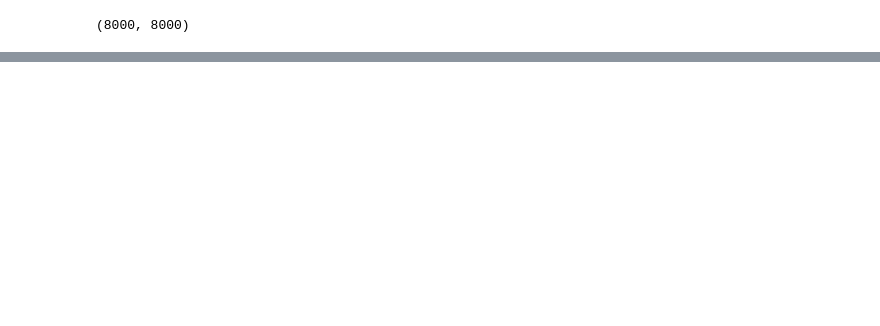
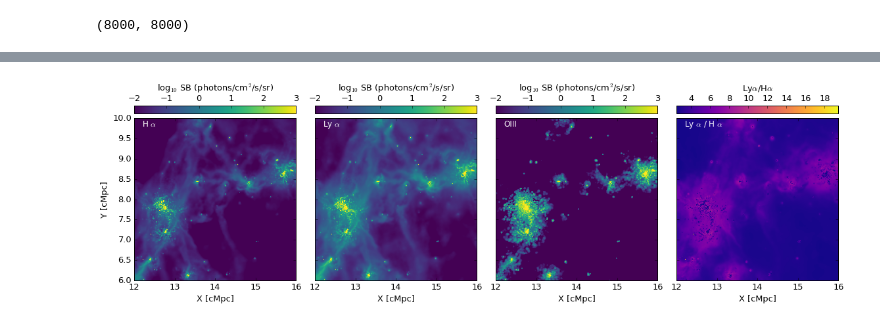
Before and after one commit to lokhorst/HalphaScripts, a Jupyter notebook: EagleSimScripts/EAGLE_Lyalpha_Halpha_O3.ipynb, the cells around one changed output, grey strips where cells are left out. Cells and saved outputs as stored; diff of their text form; code cells hidden in the pictures; blank space fills up the shorter version.

```diff
--- a/EagleSimScripts/EAGLE_Lyalpha_Halpha_O3.ipynb
+++ b/EagleSimScripts/EAGLE_Lyalpha_Halpha_O3.ipynb
@@ -261,0 +255,90 @@ plt.savefig('EAGLE_LyalphaHalphaOIII.png')
+# %%
+def pltimg(data_FOV,ax,xystarts,size,label=None,colmap = 'viridis',colorbar=True,labelaxes=True,Vmin=None,Vmax=None,clabel = r'log$_{10}$ SB (photons/cm$^2$/s/sr)',cticks=None):
+    ax.patch.set_facecolor(cm.get_cmap(colmap)(0.)) # sets background color to lowest color map value
+    img = ax.imshow(data_FOV.T,extent=(xystarts[0],xystarts[0]+size[0],xystarts[1],xystarts[1]+size[1]),\
+                    origin='lower', cmap=cm.get_cmap(colmap),interpolation='nearest',vmin=Vmin,vmax=Vmax)
+
+    if labelaxes:
+        fontsize=13
+        ax.set_xlabel(r'X [cMpc]',fontsize=fontsize)
+        ax.set_ylabel(r'Y [cMpc]',fontsize=fontsize)
+        ax.locator_params(axis='y', nticks=3)
+        ax.tick_params(labelsize=fontsize) #,top=True,labeltop=True)
+       # ax.xaxis.set_label_position('top')
+       # ax.xaxis.tick_top()
+    else:
+        ax.set_yticklabels([])
+        ax.set_xticklabels([])
+        ax.set_xticks([])
+        ax.set_yticks([])
+    if colorbar:
+        div = axgrid.make_axes_locatable(ax)
+        cax = div.append_axes("top",size="5%",pad=0.1)
+        if cticks is None:
+            cbar = plt.colorbar(img, cax=cax,orientation='horizontal')
+        else:
+            cbar = plt.colorbar(img, cax=cax,orientation='horizontal',ticks=cticks)
+        cbar.ax.set_xlabel(r'%s' % (clabel), fontsize=fontsize)
+        cbar.ax.tick_params(labelsize=fontsize)
+        cbar.ax.xaxis.set_label_position('top')
+        cbar.ax.xaxis.tick_top()
+        #if clabel==r'log$_{10}$ SB (photons/cm$^2$/s/sr)':
+       # cax = div.append_axes("right",size="5%",pad=0.1)
+       # cbar = plt.colorbar(img, cax=cax,orientation='vertical')
+    if label is not None:
+        ax.text(0.0,0.9,label,transform=ax.transAxes,color='white',fontsize=9)
+
+
+
+fig,(ax1,ax2,ax3,ax4) = plt.subplots(1,4,figsize=(16,16))
+
+Vmin=-4; Vmax=3
+
+colmap='viridis'
+
+Vmin=-2; Vmax=3
+pixsize = 8000.; boxsize = 25.
+xystarts = [12,6]; xyextent = [4,4]
+
+subset = [xystarts[0]/boxsize*pixsize,(xystarts[0]+xyextent[0])/boxsize*pixsize,xystarts[1]/boxsize*pixsize,(xystarts[1]+xyextent[1])/boxsize*pixsize]
+
+pltimg(halpha_25mpc[subset[0]:subset[1],subset[2]:subset[3]],\
+       ax1,xystarts,xyextent,label=None,colmap = 'viridis',colorbar=True,labelaxes=True,
+       Vmin=Vmin,Vmax=Vmax,cticks=[-2,-1,0,1,2,3])
+plt.text(0.05,0.95,r'H $\alpha$',transform=ax1.transAxes,\
+         horizontalalignment='left',color='white',fontsize=12)
+
+pltimg(lyalpha_25mpc[subset[0]:subset[1],subset[2]:subset[3]],\
+       ax2,xystarts,xyextent,label=None,colmap = 'viridis',colorbar=True,labelaxes=True,
+       Vmin=Vmin,Vmax=Vmax,cticks=[-2,-1,0,1,2,3])
+plt.text(0.05,0.95,r'Ly $\alpha$ ',transform=ax2.transAxes,\
+         horizontalalignment='left',color='white',fontsize=12)
+
+pltimg(o3_25mpc[subset[0]:subset[1],subset[2]:subset[3]],\
+       ax3,xystarts,xyextent,label=None,colmap = 'viridis',colorbar=True,labelaxes=True,
+       Vmin=Vmin,Vmax=Vmax,cticks=[-2,-1,0,1,2,3])
+plt.text(0.05,0.95,r'OIII',transform=ax3.transAxes,horizontalalignment='left',color='white',fontsize=12)
+
+pltimg(10**(lyalpha_25mpc[subset[0]:subset[1],subset[2]:subset[3]]-halpha_25mpc[subset[0]:subset[1],subset[2]:subset[3]]),\
+       ax4,xystarts,xyextent,label=None,colmap = 'plasma',colorbar=True,labelaxes=True,clabel=r'Ly$\alpha$/H$\alpha$')
+plt.text(0.05,0.95,r'Ly $\alpha$ / H $\alpha$',transform=ax4.transAxes,horizontalalignment='left',color='white',fontsize=12)
+# log( a/b ) = log(a) - log(b)
+
+
+ax2.set_yticklabels([])
+ax2.set_ylabel('')
+ax3.set_yticklabels([])
+ax3.set_ylabel('')
+ax4.set_yticklabels([])
+ax4.set_ylabel('')
+
+for ax in [ax1,ax2,ax3,ax4]:
+    ax.set_xticks([12,13,14,15,16])
+
+fig.subplots_adjust( wspace=0.)
+
+plt.tight_layout()
+
+plt.savefig('EAGLE_LyalphaHalphaOIII.png')
+# %% [output]
+[figure, added]
```
Also changed, not shown: parts of 6 cells of this notebook.
